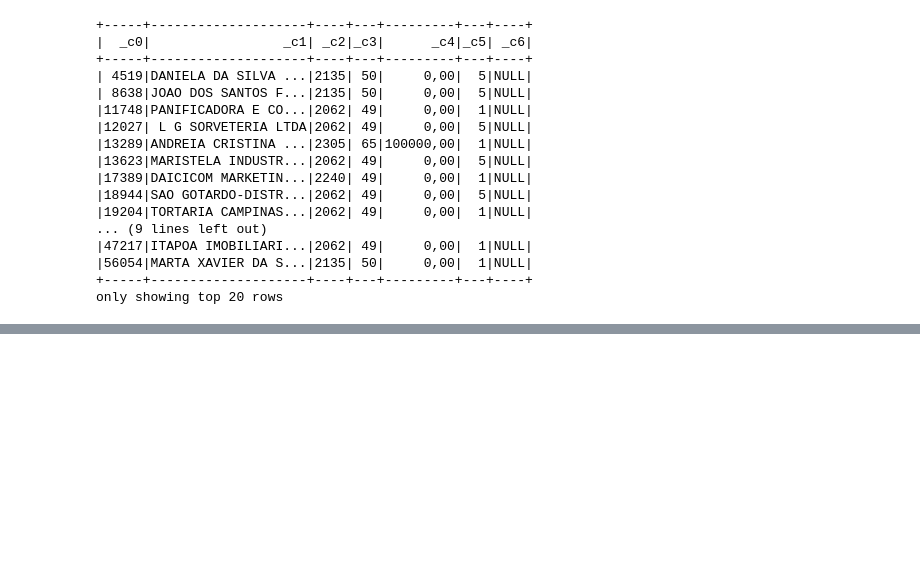
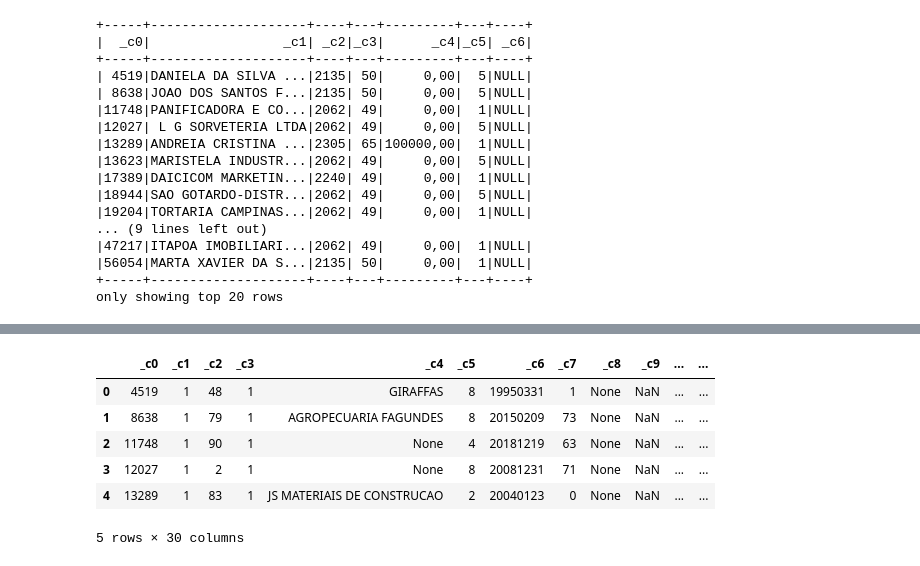
Before and after one commit to felipefsantos1993/pyspark_data_processing-apache_spark, a Jupyter notebook: code.ipynb, the cells around one changed output, grey strips where cells are left out. Drawn from its saved outputs; the diff is of its cells as text; code cells hidden in the pictures; blank space fills up the shorter version.

```diff
--- a/code.ipynb
+++ b/code.ipynb
@@ -94,0 +151,10 @@ campanyColNames = ['cnpj_basico', 'razao_social_nome_empresarial', 'natureza_jur
+# %%
+df_establishment.limit(5).toPandas()
+# %% [output]
+|  | _c0 | _c1 | _c2 | _c3 | _c4 | _c5 | _c6 | _c7 | _c8 | _c9 | ... | ... |
+| 0 | 4519 | 1 | 48 | 1 | GIRAFFAS | 8 | 19950331 | 1 | None | NaN | ... | ... |
+| 1 | 8638 | 1 | 79 | 1 | AGROPECUARIA FAGUNDES | 8 | 20150209 | 73 | None | NaN | ... | ... |
+| 2 | 11748 | 1 | 90 | 1 | None | 4 | 20181219 | 63 | None | NaN | ... | ... |
+| 3 | 12027 | 1 | 2 | 1 | None | 8 | 20081231 | 71 | None | NaN | ... | ... |
+| 4 | 13289 | 1 | 83 | 1 | JS MATERIAIS DE CONSTRUCAO | 2 | 20040123 | 0 | None | NaN | ... | ... |
+5 rows × 30 columns
```
Also changed, not shown: parts of 25 cells of this notebook, 3 other files.
